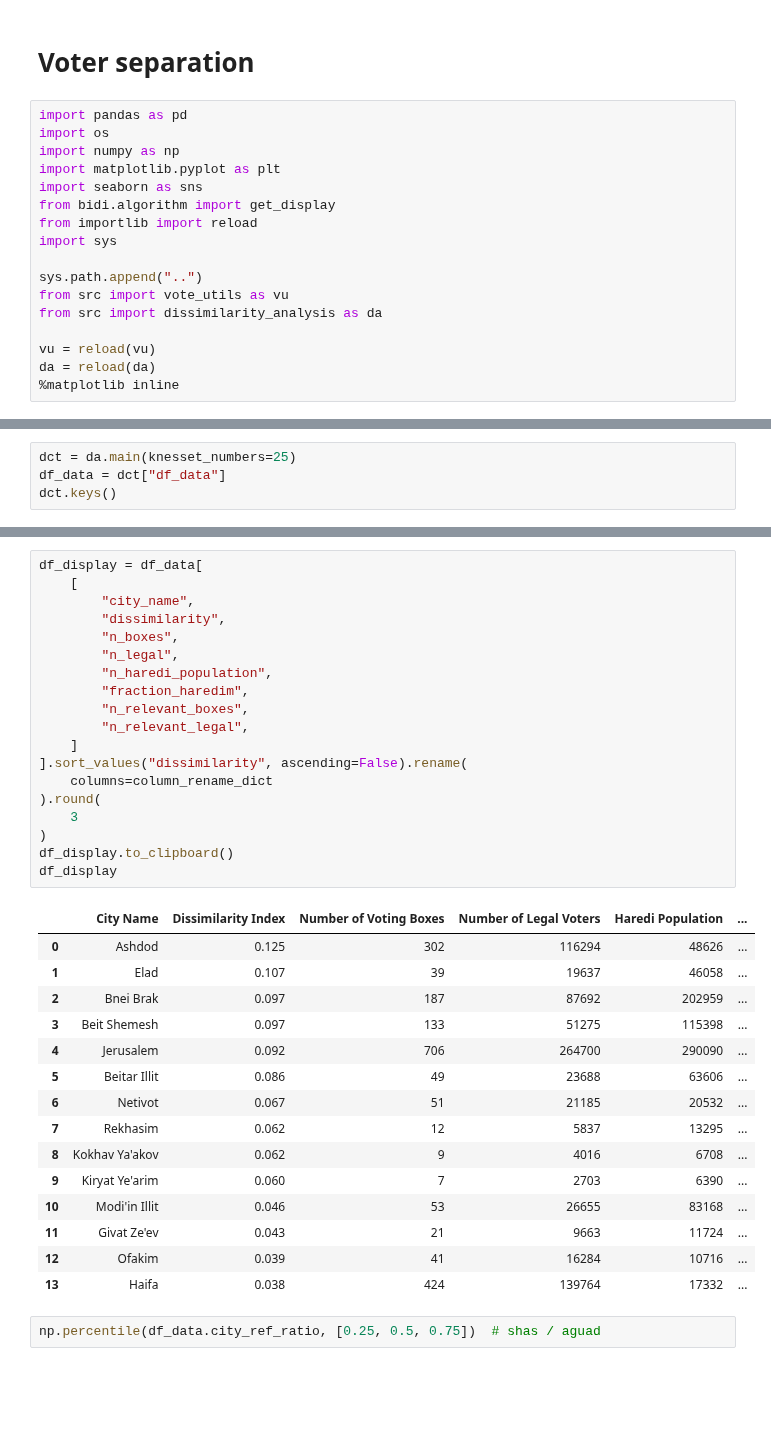
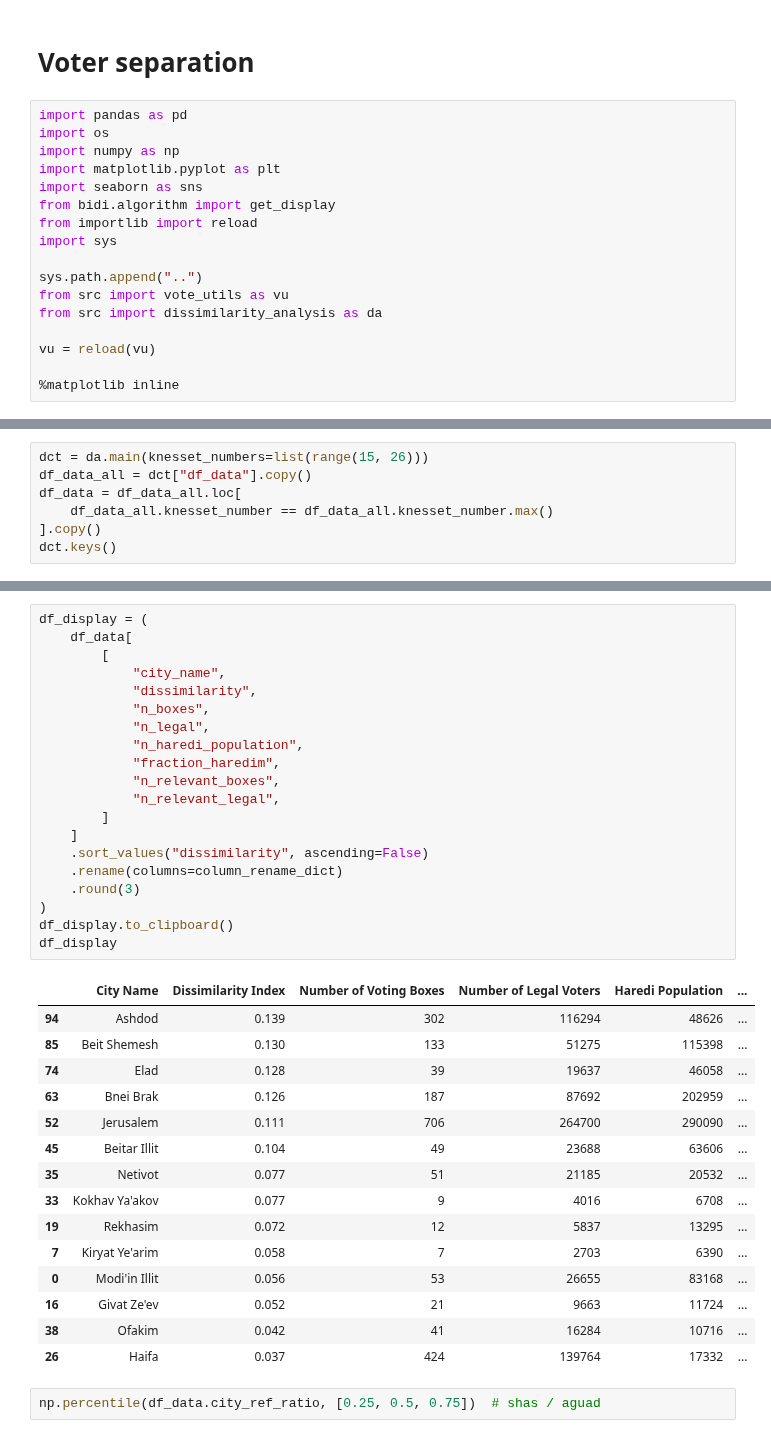
Before and after one commit to bgbg/segregation_paper, a Jupyter notebook: notebooks/voter_separation.ipynb, the cells around one changed output, grey strips where cells are left out. Cells and saved outputs as stored; diff of their text form; blank space fills up the shorter version.

```diff
--- a/notebooks/voter_separation.ipynb
+++ b/notebooks/voter_separation.ipynb
@@ -15,5 +15,5 @@ from src import vote_utils as vu
 from src import dissimilarity_analysis as da
 
 vu = reload(vu)
-da = reload(da)
+
 %matplotlib inline
@@ -20,5 +22,8 @@ da = reload(da)
 # %%
-dct = da.main(knesset_numbers=25)
-df_data = dct["df_data"]
+dct = da.main(knesset_numbers=list(range(15, 26)))
+df_data_all = dct["df_data"].copy()
+df_data = df_data_all.loc[
+    df_data_all.knesset_number == df_data_all.knesset_number.max()
+].copy()
 dct.keys()
 # %% [output]
@@ -51,39 +84,40 @@ column_rename_dict = {
 }
 # %%
-df_display = df_data[
-    [
-        "city_name",
-        "dissimilarity",
-        "n_boxes",
-        "n_legal",
-        "n_haredi_population",
-        "fraction_haredim",
-        "n_relevant_boxes",
-        "n_relevant_legal",
+df_display = (
+    df_data[
+        [
+            "city_name",
+            "dissimilarity",
+            "n_boxes",
+            "n_legal",
+            "n_haredi_population",
+            "fraction_haredim",
+            "n_relevant_boxes",
+            "n_relevant_legal",
+        ]
     ]
-].sort_values("dissimilarity", ascending=False).rename(
-    columns=column_rename_dict
-).round(
-    3
+    .sort_values("dissimilarity", ascending=False)
+    .rename(columns=column_rename_dict)
+    .round(3)
 )
 df_display.to_clipboard()
 df_display
 # %% [output]
 |  | City Name | Dissimilarity Index | Number of Voting Boxes | Number of Legal Voters | Haredi Population | ... |
-| 0 | Ashdod | 0.125 | 302 | 116294 | 48626 | ... |
-| 1 | Elad | 0.107 | 39 | 19637 | 46058 | ... |
-| 2 | Bnei Brak | 0.097 | 187 | 87692 | 202959 | ... |
-| 3 | Beit Shemesh | 0.097 | 133 | 51275 | 115398 | ... |
-| 4 | Jerusalem | 0.092 | 706 | 264700 | 290090 | ... |
-| 5 | Beitar Illit | 0.086 | 49 | 23688 | 63606 | ... |
-| 6 | Netivot | 0.067 | 51 | 21185 | 20532 | ... |
-| 7 | Rekhasim | 0.062 | 12 | 5837 | 13295 | ... |
-| 8 | Kokhav Ya'akov | 0.062 | 9 | 4016 | 6708 | ... |
-| 9 | Kiryat Ye'arim | 0.060 | 7 | 2703 | 6390 | ... |
-| 10 | Modi'in Illit | 0.046 | 53 | 26655 | 83168 | ... |
-| 11 | Givat Ze'ev | 0.043 | 21 | 9663 | 11724 | ... |
-| 12 | Ofakim | 0.039 | 41 | 16284 | 10716 | ... |
-| 13 | Haifa | 0.038 | 424 | 139764 | 17332 | ... |
+| 94 | Ashdod | 0.139 | 302 | 116294 | 48626 | ... |
+| 85 | Beit Shemesh | 0.130 | 133 | 51275 | 115398 | ... |
+| 74 | Elad | 0.128 | 39 | 19637 | 46058 | ... |
+| 63 | Bnei Brak | 0.126 | 187 | 87692 | 202959 | ... |
+| 52 | Jerusalem | 0.111 | 706 | 264700 | 290090 | ... |
+| 45 | Beitar Illit | 0.104 | 49 | 23688 | 63606 | ... |
+| 35 | Netivot | 0.077 | 51 | 21185 | 20532 | ... |
+| 33 | Kokhav Ya'akov | 0.077 | 9 | 4016 | 6708 | ... |
+| 19 | Rekhasim | 0.072 | 12 | 5837 | 13295 | ... |
+| 7 | Kiryat Ye'arim | 0.058 | 7 | 2703 | 6390 | ... |
+| 0 | Modi'in Illit | 0.056 | 53 | 26655 | 83168 | ... |
+| 16 | Givat Ze'ev | 0.052 | 21 | 9663 | 11724 | ... |
+| 38 | Ofakim | 0.042 | 41 | 16284 | 10716 | ... |
+| 26 | Haifa | 0.037 | 424 | 139764 | 17332 | ... |
 # %%
 np.percentile(df_data.city_ref_ratio, [0.25, 0.5, 0.75])  # shas / aguad
 # %% [output]
```
Also changed, not shown: parts of 28 cells of this notebook, 12 other files.
